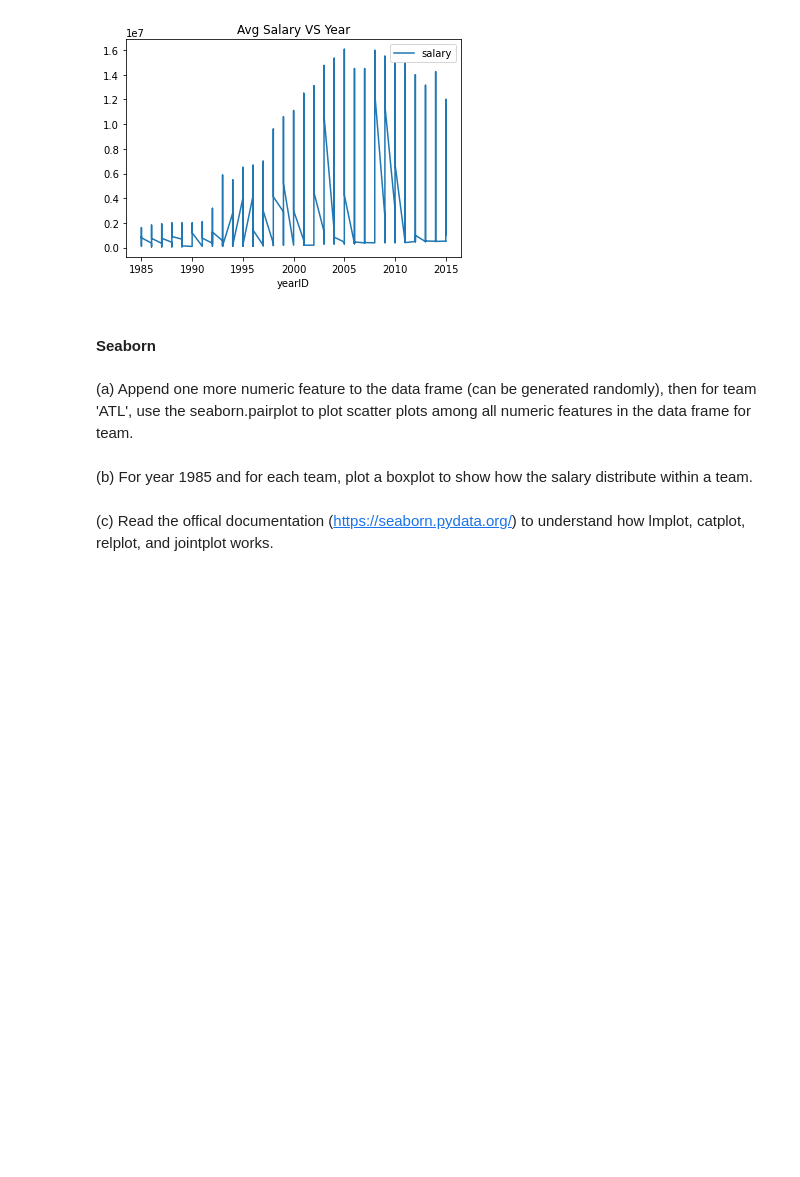
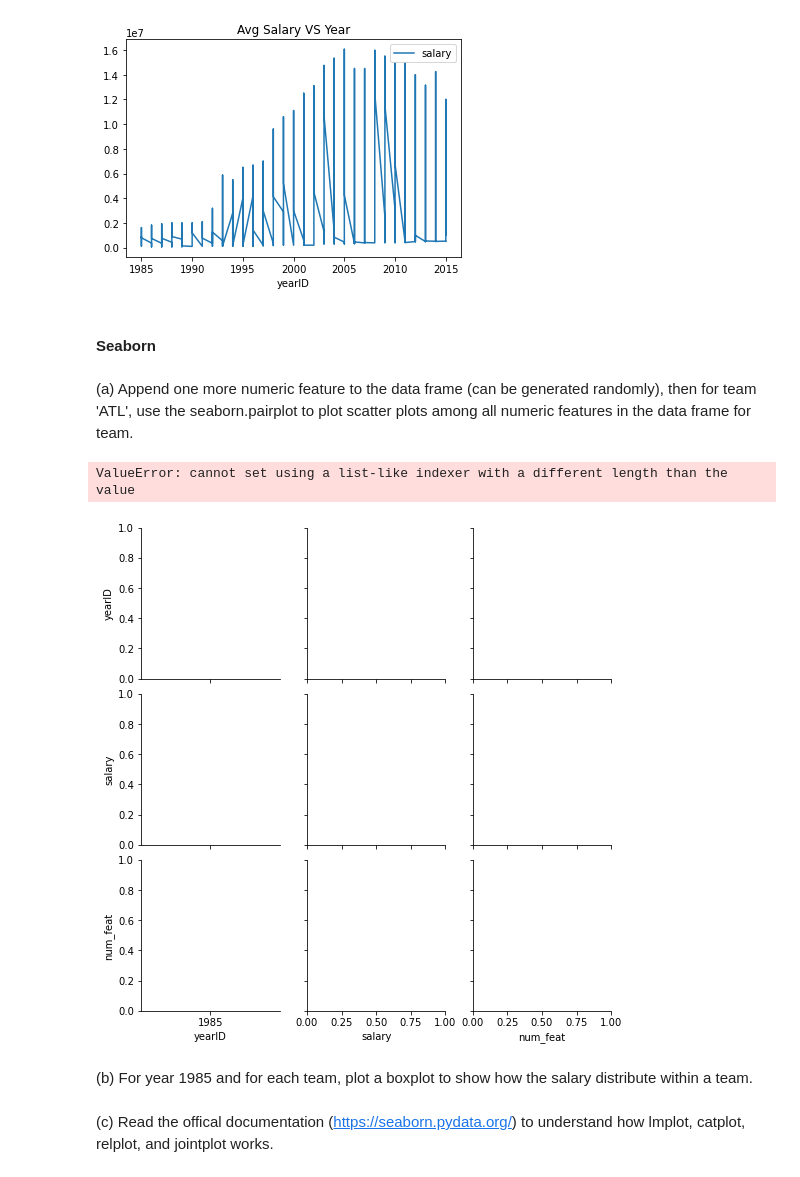
Before and after one commit to pallu1/552-ML-for-DS, a Jupyter notebook: INF-552_Lab0.ipynb, the cells around one changed output. Drawn from its saved outputs; the diff is of its cells as text; code cells hidden in the pictures; blank space fills up the shorter version.

```diff
--- a/INF-552_Lab0.ipynb
+++ b/INF-552_Lab0.ipynb
@@ -574,6 +574,37 @@ Team_ATL.plot.line(x = 'yearID', y = 'salary', title="Avg Salary VS Year")
 #### Seaborn
 # %% [markdown]
 (a) Append one more numeric feature to the data frame (can be generated randomly), then for team 'ATL', use the seaborn.pairplot to plot scatter plots among all numeric features in the data frame for team.
+# %%
+import seaborn as sns
+import numpy as np
+
+var_set = [
+    "yearID",
+    "teamID",
+    "lgID",
+    "playerID",
+    "salary"
+]
+
+head_set = []
+head_set.extend(var_set)
+head_set.append("num_feat")
+
+df = pd.read_csv('Salaries.csv',index_col='playerID', header=None, names=head_set)
+
+df['num_feat'] = 100 * np.random.random_sample(df.shape[0])
+
+df_copy = df
+cols_with_team_ATL = df_copy.loc[df_copy.teamID=="ATL", ]
+
+# Create the default pairplot
+pairplot_fig = sns.pairplot(cols_with_team_ATL, vars=['yearID', 'salary', 'num_feat'])
+plt.subplots_adjust(top=0.9)
+pairplot_fig.fig.suptitle("Scatter plots among all numeric features in the data frame for teamID = ATL", fontsize=18, alpha=0.9, weight='bold')
+plt.show()
+# %% [output]
+ValueError: cannot set using a list-like indexer with a different length than the value
+[figure, added]
 # %% [markdown]
 (b) For year 1985 and for each team, plot a boxplot to show how the salary distribute within a team.
 # %% [markdown]
```
